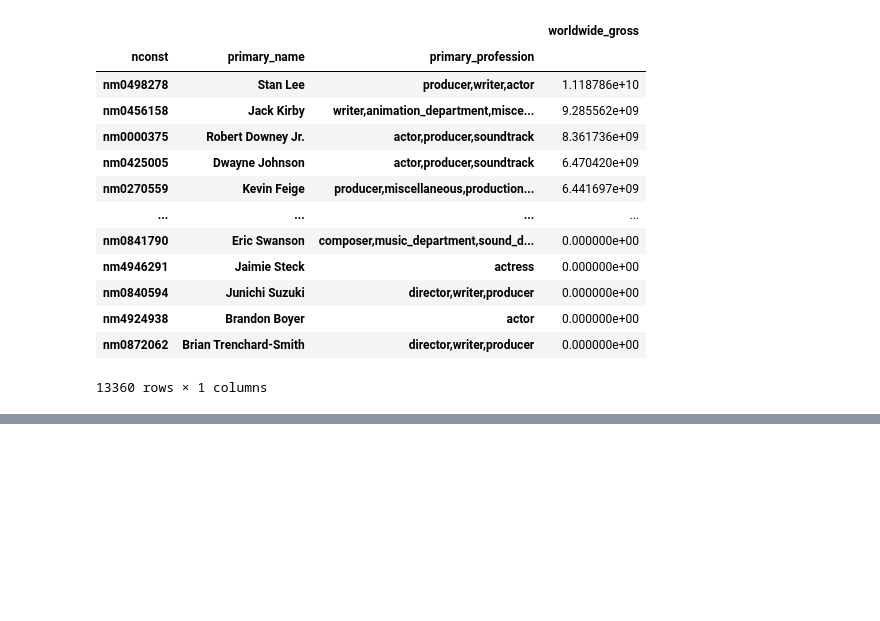
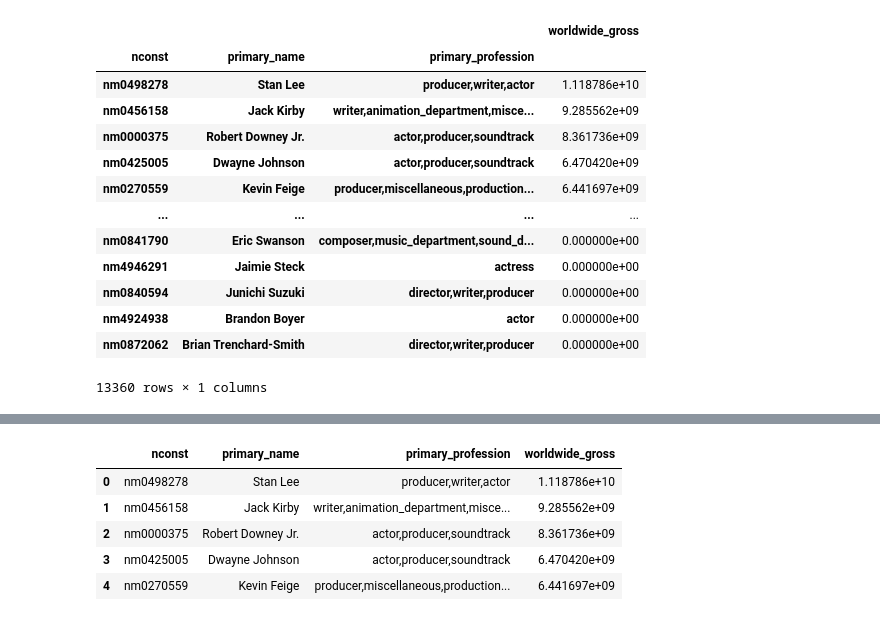
Before and after one commit to polyglottraveler/projectkr, a Jupyter notebook: sql_v0-kca.ipynb, the cells around one changed output, grey strips where cells are left out. Saved outputs shown, nothing was run; the diff lists cells and outputs as text; code cells hidden in the pictures; blank space fills up the shorter version.

```diff
--- a/sql_v0-kca.ipynb
+++ b/sql_v0-kca.ipynb
@@ -393,0 +405,11 @@ df_names_rev_grouped=pd.read_csv('rev_by_name')
+# %%
+top_5_names = df_names_rev_grouped.nlargest(5,'worldwide_gross')
+top_5_names
+#keep everything above 6*10^9
+# %% [output]
+|  | nconst | primary_name | primary_profession | worldwide_gross |
+| 0 | nm0498278 | Stan Lee | producer,writer,actor | 1.118786e+10 |
+| 1 | nm0456158 | Jack Kirby | writer,animation_department,misce... | 9.285562e+09 |
+| 2 | nm0000375 | Robert Downey Jr. | actor,producer,soundtrack | 8.361736e+09 |
+| 3 | nm0425005 | Dwayne Johnson | actor,producer,soundtrack | 6.470420e+09 |
+| 4 | nm0270559 | Kevin Feige | producer,miscellaneous,production... | 6.441697e+09 |
```
Also changed, not shown: parts of 3 cells of this notebook.
